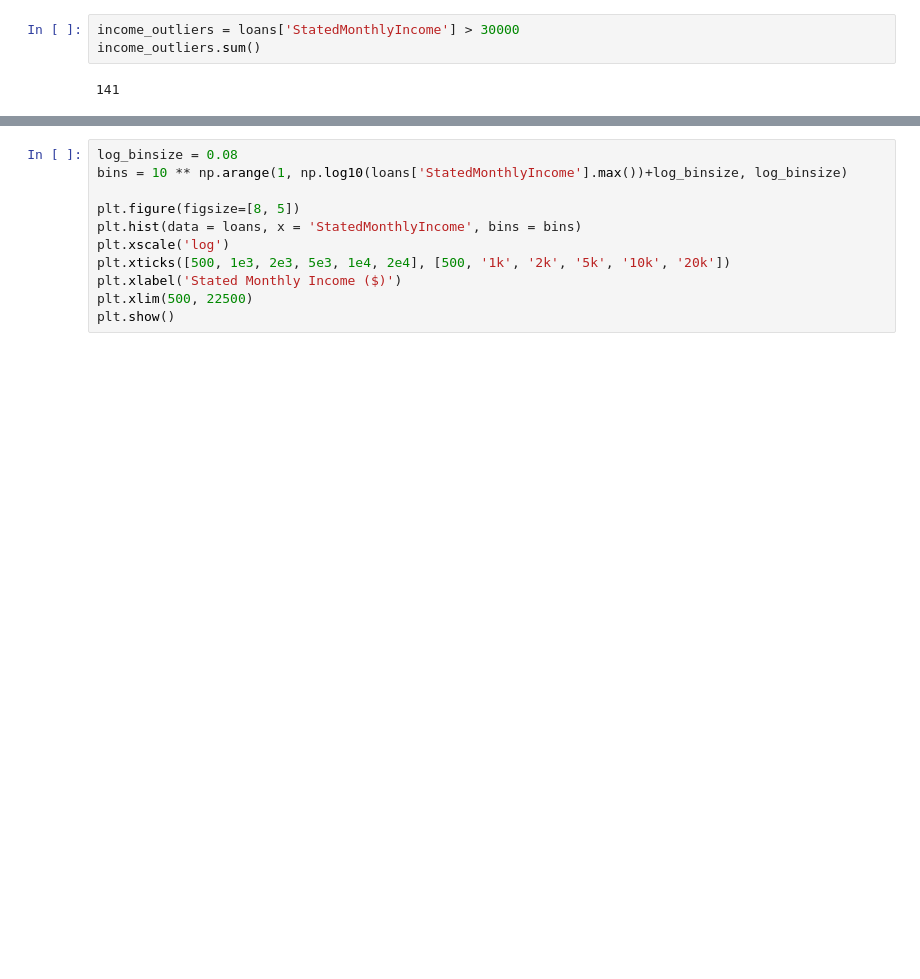
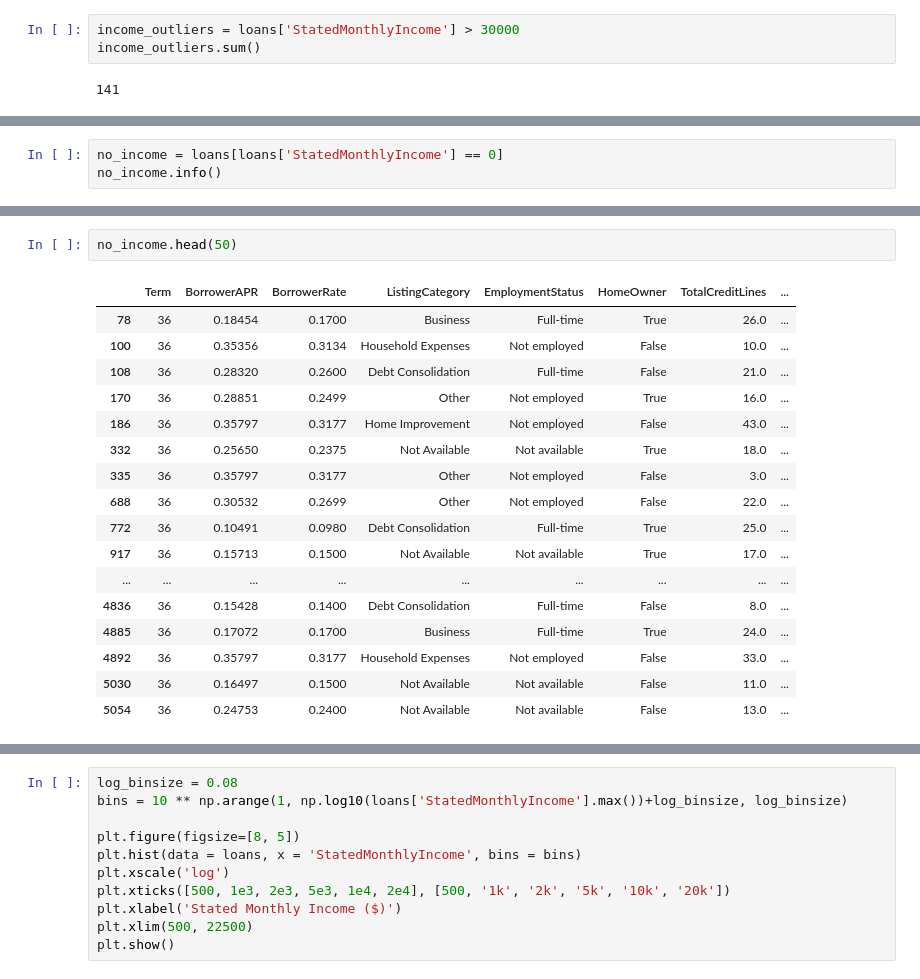
Before and after one commit to Jeffro80/DAND_Communicate_Findings, a Jupyter notebook: exploration-WORKING.ipynb, the cells around one changed output, grey strips where cells are left out. Drawn from its saved outputs; the diff is of its cells as text; blank space fills up the shorter version.

```diff
--- a/exploration-WORKING.ipynb
+++ b/exploration-WORKING.ipynb
@@ -638,0 +643,3 @@ The plot now shows a right skew with most of the borrowers earning less than \\$
+# %%
+no_income = loans[loans['StatedMonthlyIncome'] == 0]
+no_income.info()
@@ -638,0 +664,20 @@ The plot now shows a right skew with most of the borrowers earning less than \\$
+# %%
+no_income.head(50)
+# %% [output]
+|  | Term | BorrowerAPR | BorrowerRate | ListingCategory | EmploymentStatus | HomeOwner | TotalCreditLines | ... |
+| 78 | 36 | 0.18454 | 0.1700 | Business | Full-time | True | 26.0 | ... |
+| 100 | 36 | 0.35356 | 0.3134 | Household Expenses | Not employed | False | 10.0 | ... |
+| 108 | 36 | 0.28320 | 0.2600 | Debt Consolidation | Full-time | False | 21.0 | ... |
+| 170 | 36 | 0.28851 | 0.2499 | Other | Not employed | True | 16.0 | ... |
+| 186 | 36 | 0.35797 | 0.3177 | Home Improvement | Not employed | False | 43.0 | ... |
+| 332 | 36 | 0.25650 | 0.2375 | Not Available | Not available | True | 18.0 | ... |
+| 335 | 36 | 0.35797 | 0.3177 | Other | Not employed | False | 3.0 | ... |
+| 688 | 36 | 0.30532 | 0.2699 | Other | Not employed | False | 22.0 | ... |
+| 772 | 36 | 0.10491 | 0.0980 | Debt Consolidation | Full-time | True | 25.0 | ... |
+| 917 | 36 | 0.15713 | 0.1500 | Not Available | Not available | True | 17.0 | ... |
+| ... | ... | ... | ... | ... | ... | ... | ... | ... |
+| 4836 | 36 | 0.15428 | 0.1400 | Debt Consolidation | Full-time | False | 8.0 | ... |
+| 4885 | 36 | 0.17072 | 0.1700 | Business | Full-time | True | 24.0 | ... |
+| 4892 | 36 | 0.35797 | 0.3177 | Household Expenses | Not employed | False | 33.0 | ... |
+| 5030 | 36 | 0.16497 | 0.1500 | Not Available | Not available | False | 11.0 | ... |
+| 5054 | 36 | 0.24753 | 0.2400 | Not Available | Not available | False | 13.0 | ... |
```
Also changed, not shown: parts of 33 cells of this notebook.
